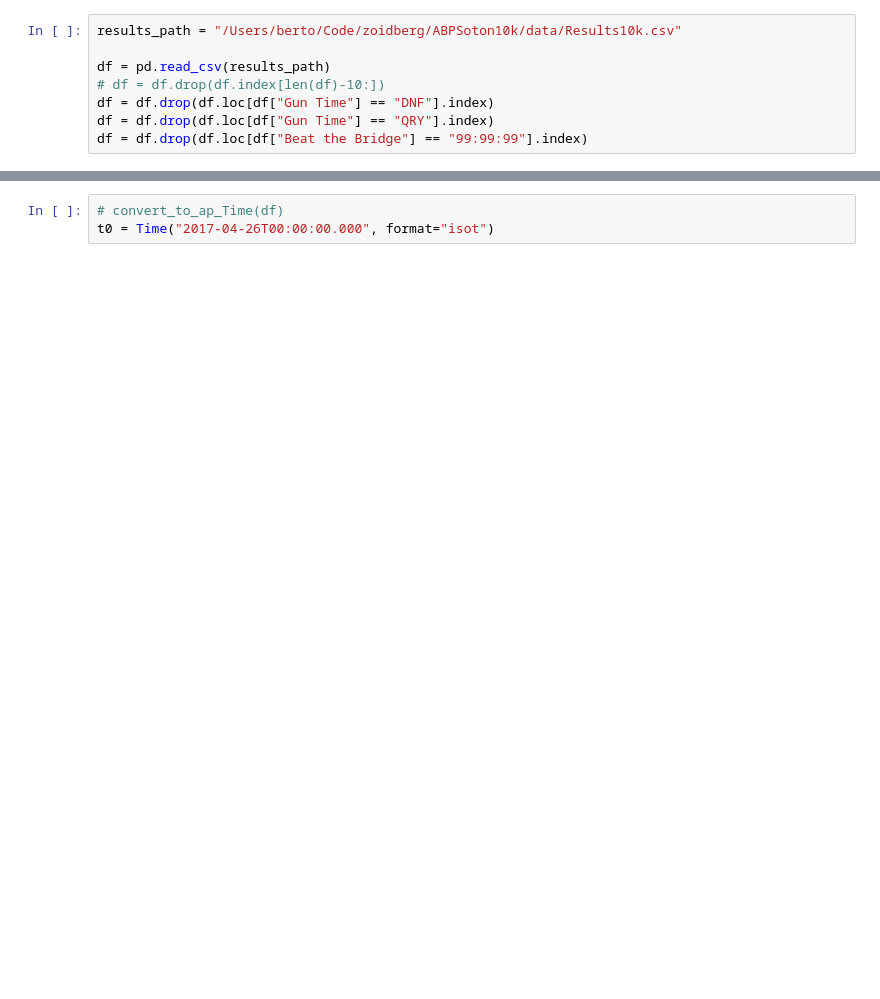
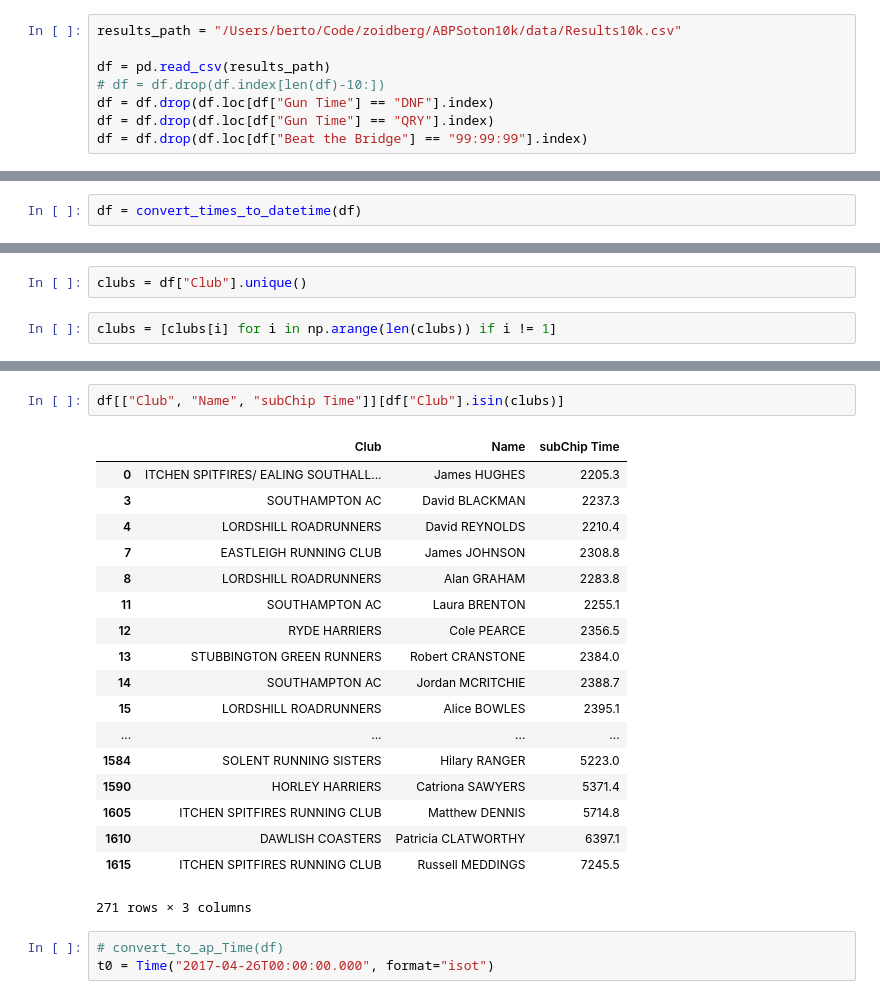
Before and after one commit to RobFirth/zoidberg, a Jupyter notebook: ABPSoton10k/Data_Analysis.ipynb, the cells around one changed output, grey strips where cells are left out. Saved outputs shown, nothing was run; the diff lists cells and outputs as text; blank space fills up the shorter version.

Commit message:
made some tweaks for journal club

```diff
--- a/ABPSoton10k/Data_Analysis.ipynb
+++ b/ABPSoton10k/Data_Analysis.ipynb
@@ -43,0 +70,2 @@ plt.scatter(df["subGun Time"], df["subChip Time"])
+# %%
+df = convert_times_to_datetime(df)
@@ -84,0 +192,4 @@ df
+# %%
+clubs = df["Club"].unique()
+# %%
+clubs = [clubs[i] for i in np.arange(len(clubs)) if i != 1]
@@ -85,3 +211,24 @@ df
+# %%
+df[["Club", "Name", "subChip Time"]][df["Club"].isin(clubs)]
+# %% [output]
+|  | Club | Name | subChip Time |
+| 0 | ITCHEN SPITFIRES/ EALING SOUTHALL... | James HUGHES | 2205.3 |
+| 3 | SOUTHAMPTON AC | David BLACKMAN | 2237.3 |
+| 4 | LORDSHILL ROADRUNNERS | David REYNOLDS | 2210.4 |
+| 7 | EASTLEIGH RUNNING CLUB | James JOHNSON | 2308.8 |
+| 8 | LORDSHILL ROADRUNNERS | Alan GRAHAM | 2283.8 |
+| 11 | SOUTHAMPTON AC | Laura BRENTON | 2255.1 |
+| 12 | RYDE HARRIERS | Cole PEARCE | 2356.5 |
+| 13 | STUBBINGTON GREEN RUNNERS | Robert CRANSTONE | 2384.0 |
+| 14 | SOUTHAMPTON AC | Jordan MCRITCHIE | 2388.7 |
+| 15 | LORDSHILL ROADRUNNERS | Alice BOWLES | 2395.1 |
+| ... | ... | ... | ... |
+| 1584 | SOLENT RUNNING SISTERS | Hilary RANGER | 5223.0 |
+| 1590 | HORLEY HARRIERS | Catriona SAWYERS | 5371.4 |
+| 1605 | ITCHEN SPITFIRES RUNNING CLUB | Matthew DENNIS | 5714.8 |
+| 1610 | DAWLISH COASTERS | Patricia CLATWORTHY | 6397.1 |
+| 1615 | ITCHEN SPITFIRES RUNNING CLUB | Russell MEDDINGS | 7245.5 |
+271 rows × 3 columns
 # %%
 # convert_to_ap_Time(df)
 t0 = Time("2017-04-26T00:00:00.000", format="isot")
```
Also changed, not shown: parts of 29 cells of this notebook.
